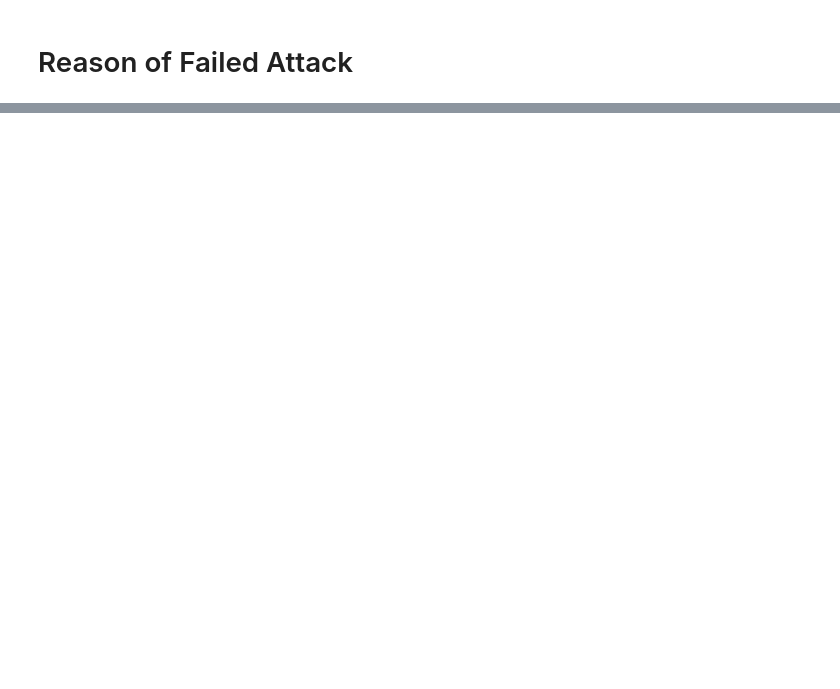
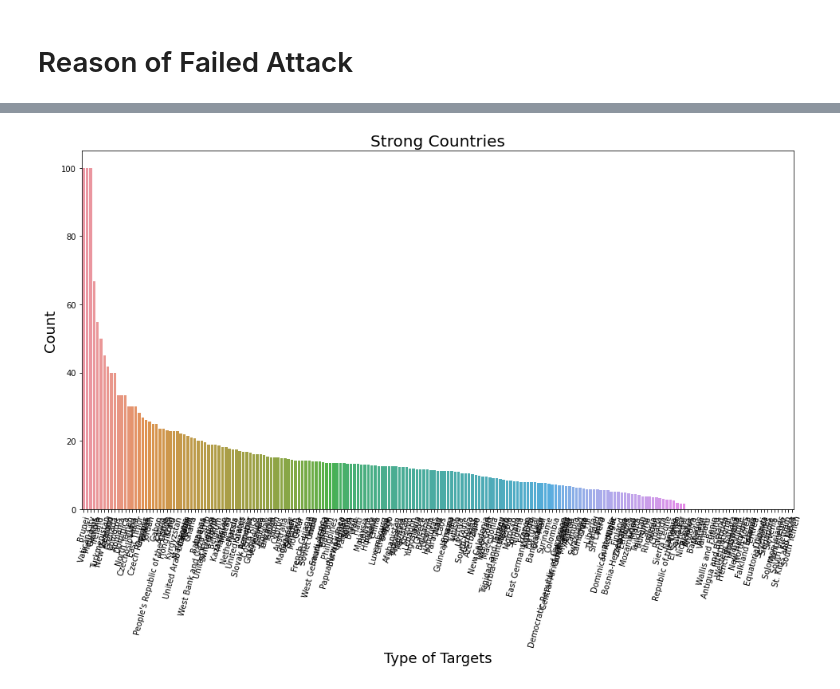
Before and after one commit to goswamimohit/Global_Terrorism_Analysis, a Jupyter notebook: Global_Terrorism_Analysis.ipynb, the cells around one changed output, grey strips where cells are left out. Drawn from its saved outputs; the diff is of its cells as text; code cells hidden in the pictures; blank space fills up the shorter version.

Commit message:
version - 2 analysis based on failure rate

```diff
--- a/Global_Terrorism_Analysis.ipynb
+++ b/Global_Terrorism_Analysis.ipynb
@@ -275,0 +286,18 @@ ax.set_title('Number of Succide Attack',fontsize=20);
+# %%
+suceess_country.columns=['Country','Total_Attacks','Attack_Success']
+# %%
+suceess_country['Attack_Failed']=suceess_country['Total_Attacks']-suceess_country['Attack_Success']
+# %%
+suceess_country['Failure_Rate_Attack']=(suceess_country['Attack_Failed']/suceess_country['Total_Attacks'])*100
+suceess_country['Success_Rate_Attack']=(suceess_country['Attack_Success']/suceess_country['Total_Attacks'])*100
+# %%
+suceess_country=suceess_country.round(2)
+# %%
+ax=plt.rcParams['figure.figsize'] = 16,8.27
+ax=sns.barplot(x='Country',y='Failure_Rate_Attack',data=suceess_country,order = suceess_country.sort_values('Failure_Rate_Attack',ascending = False).Country)
+ax.set_xlabel('Type of Targets',fontsize=18)
+plt.xticks(rotation = 75)
+ax.set_ylabel('Count',fontsize=18)
+ax.set_title('Strong Countries',fontsize=20);
+# %% [output]
+[figure, added]
```
Also changed, not shown: parts of 19 cells of this notebook.
